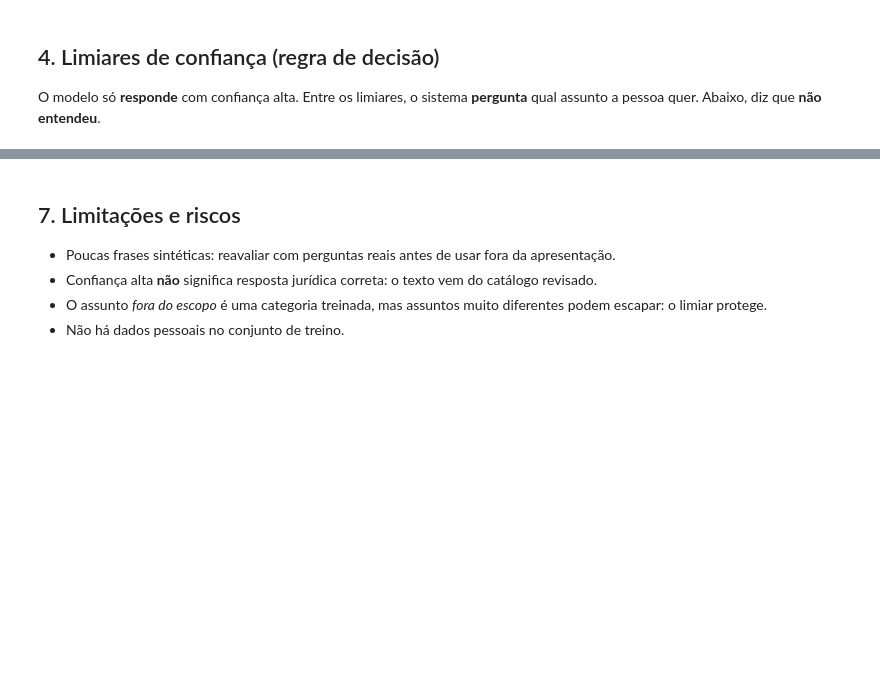
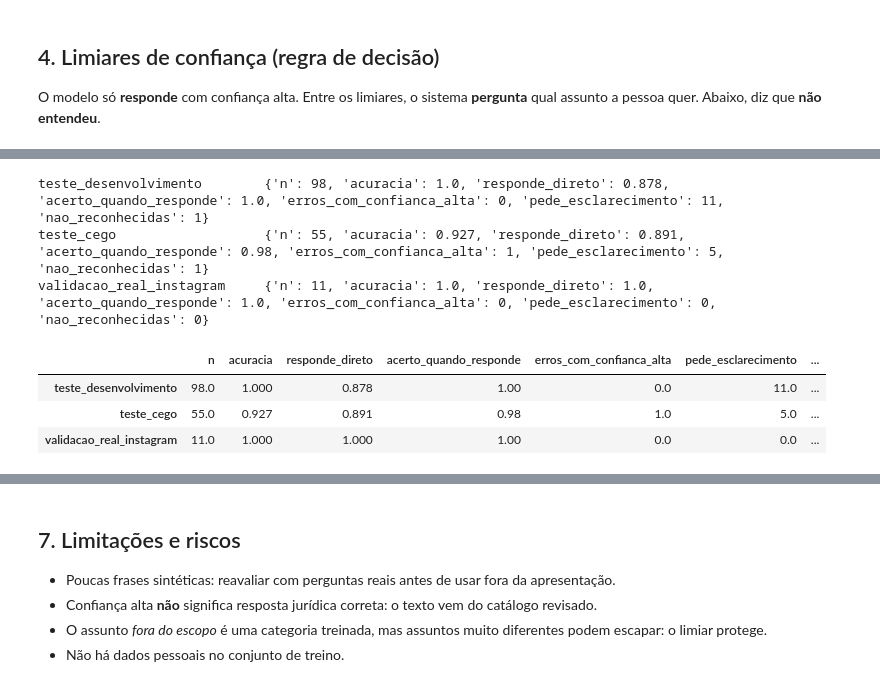
Before and after one commit to tecnando-rpa/larouaye-backend, a Jupyter notebook: larouaye-ia/notebooks/01_modelo_intencao.ipynb, the cells around one changed output, grey strips where cells are left out. Saved outputs shown, nothing was run; the diff lists cells and outputs as text; code cells hidden in the pictures; blank space fills up the shorter version.

```diff
--- a/larouaye-ia/notebooks/01_modelo_intencao.ipynb
+++ b/larouaye-ia/notebooks/01_modelo_intencao.ipynb
@@ -136,0 +138,13 @@ Erros que ficaram abaixo do limiar (seguros): 4 de 4
+# %%
+import sys; sys.path.insert(0, str(Path.cwd().parent / 'treino'))
+from treino import avaliar_intencao
+resultado = avaliar_intencao.main(nucleo.MODELOS / 'modelo_intencao.joblib')
+pd.DataFrame(resultado).T
+# %% [output]
+teste_desenvolvimento        {'n': 98, 'acuracia': 1.0, 'responde_direto': 0.878, 'acerto_quando_responde': 1.0, 'erros_com_confianca_alta': 0, 'pede_esclarecimento': 11, 'nao_reconhecidas': 1}
+teste_cego                   {'n': 55, 'acuracia': 0.927, 'responde_direto': 0.891, 'acerto_quando_responde': 0.98, 'erros_com_confianca_alta': 1, 'pede_esclarecimento': 5, 'nao_reconhecidas': 1}
+validacao_real_instagram     {'n': 11, 'acuracia': 1.0, 'responde_direto': 1.0, 'acerto_quando_responde': 1.0, 'erros_com_confianca_alta': 0, 'pede_esclarecimento': 0, 'nao_reconhecidas': 0}
+|  | n | acuracia | responde_direto | acerto_quando_responde | erros_com_confianca_alta | pede_esclarecimento | ... |
+| teste_desenvolvimento | 98.0 | 1.000 | 0.878 | 1.00 | 0.0 | 11.0 | ... |
+| teste_cego | 55.0 | 0.927 | 0.891 | 0.98 | 1.0 | 5.0 | ... |
+| validacao_real_instagram | 11.0 | 1.000 | 1.000 | 1.00 | 0.0 | 0.0 | ... |
```
Also changed, not shown: parts of 14 cells of this notebook, 18 other files.
